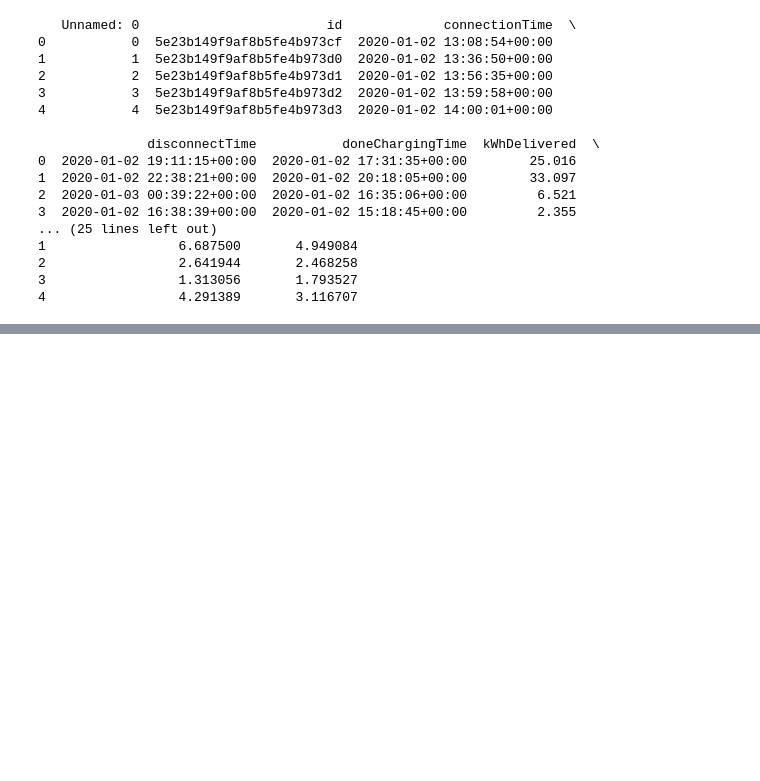
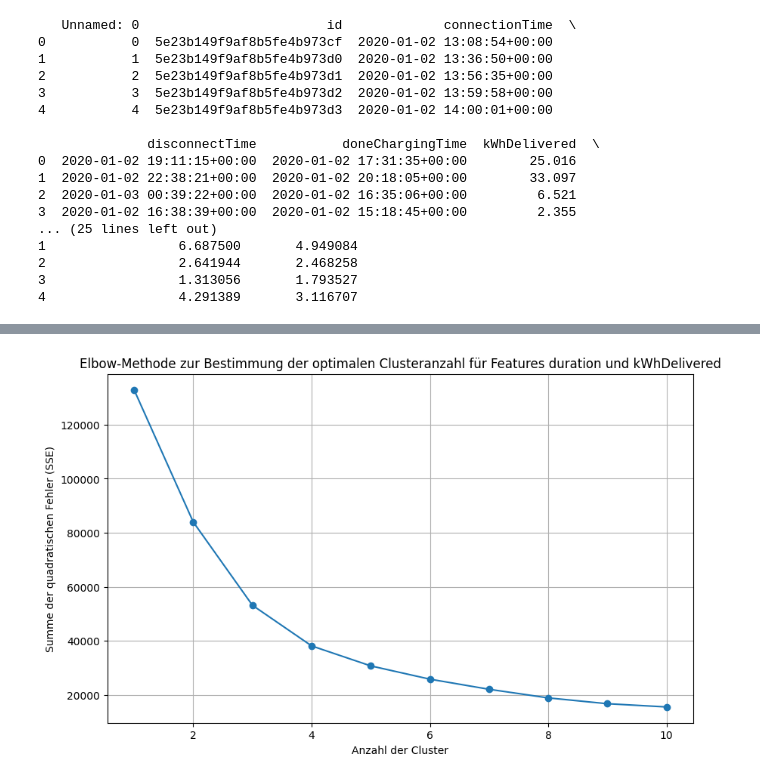
Before and after one commit to czwiessler/AAEnergizer, a Jupyter notebook: 3/excersie 3.ipynb, the cells around one changed output, grey strips where cells are left out. Cells and saved outputs as stored; diff of their text form; code cells hidden in the pictures; blank space fills up the shorter version.

```diff
--- a/3/excersie 3.ipynb
+++ b/3/excersie 3.ipynb
@@ -54,0 +55,29 @@ plt.show()
+# %%
+#Filter Values
+df_cleaned = df[(df['duration'] <= 100) & (df['kWhDelivered'] <= 100)]
+#Select columns for clustering
+data = df_cleaned[['duration', 'kWhDelivered']]
+
+#Scale data for clustering
+scaler = StandardScaler()
+data_scaled = scaler.fit_transform(data)
+
+# Bestimmung der optimalen Anzahl an Clustern mit der Elbow-Methode
+inertia = []
+cluster_range = range(1, 11)
+
+for k in cluster_range:
+    kmeans = KMeans(n_clusters=k, random_state=42)
+    kmeans.fit(data_scaled)
+    inertia.append(kmeans.inertia_)
+
+#Plot SSE for each k
+plt.figure(figsize=(10, 6))
+plt.plot(range(1, 11), inertia, marker='o')
+plt.title('Elbow-Methode zur Bestimmung der optimalen Clusteranzahl für Features duration und kWhDelivered')
+plt.xlabel('Anzahl der Cluster')
+plt.ylabel('Summe der quadratischen Fehler (SSE)')
+plt.grid(True)
+plt.show()
+# %% [output]
+[figure, added]
```
Also changed, not shown: parts of 3 cells of this notebook.
